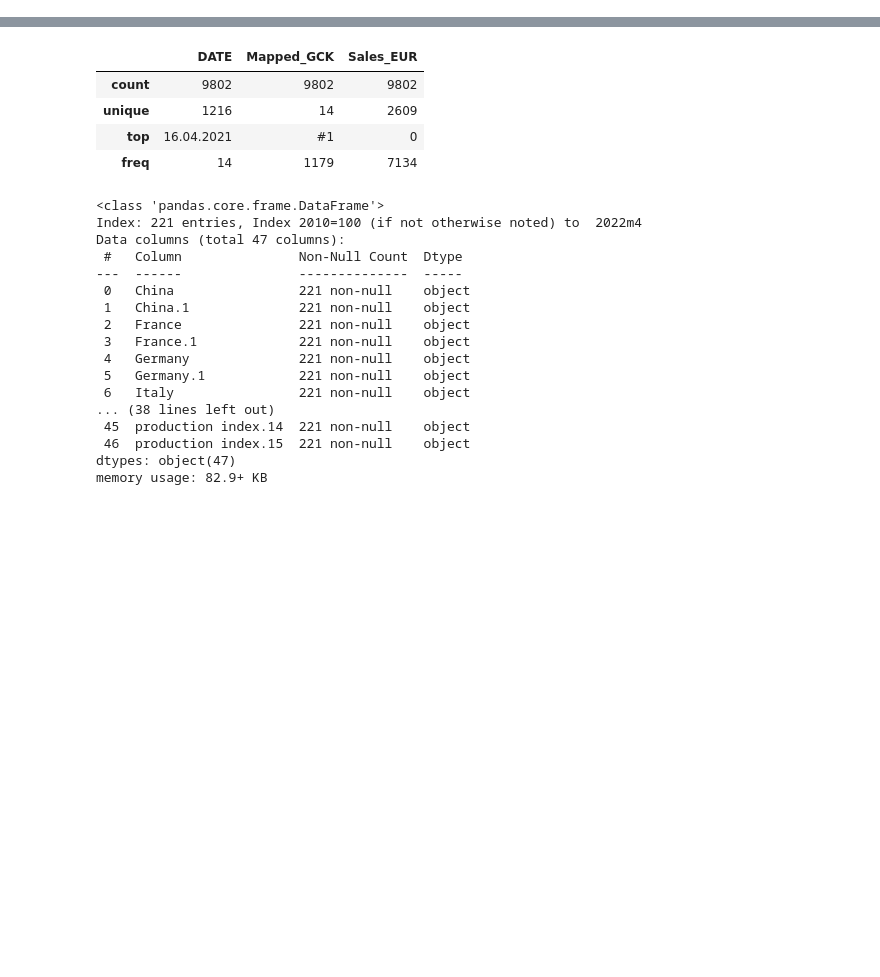
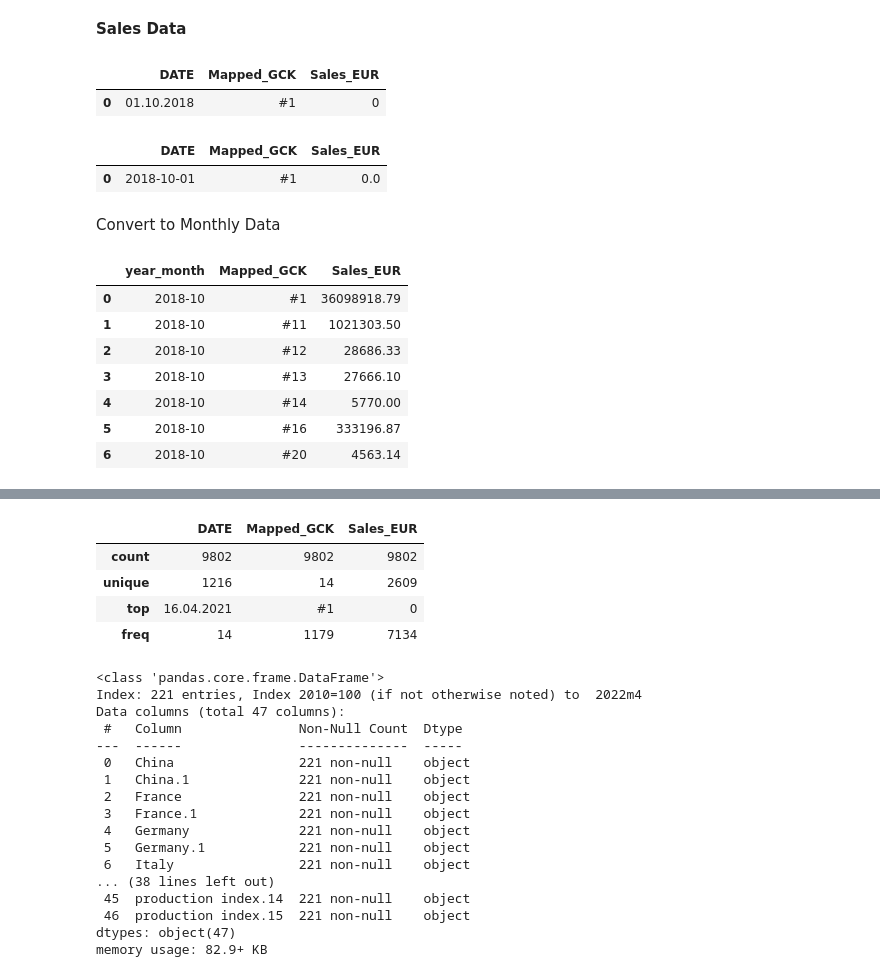
Before and after one commit to MGN19/Siemens-forecast, a Jupyter notebook: test_ant.ipynb, the cells around one changed output, grey strips where cells are left out. Drawn from its saved outputs; the diff is of its cells as text; code cells hidden in the pictures; blank space fills up the shorter version.

```diff
--- a/test_ant.ipynb
+++ b/test_ant.ipynb
@@ -11,3 +11,40 @@ sales_data = pd.read_csv('./data/Case2_Sales data.csv',
 
 market_data = pd.read_excel('./data/Case2_Market data.xlsx',
                             index_col = 'Unnamed: 0')
+# %% [markdown]
+**Sales Data**
+# %%
+sales_data.head(1)
+# %% [output]
+|  | DATE | Mapped_GCK | Sales_EUR |
+| 0 | 01.10.2018 | #1 | 0 |
+# %%
+# convert to datetime
+sales_data['DATE'] = pd.to_datetime(sales_data['DATE'],
+                                    format='%d.%m.%Y')
+
+# convvert to numbers
+sales_data['Sales_EUR'] = sales_data['Sales_EUR'].apply(lambda x: x.replace(',', '.')).astype(float)
+
+sales_data.head(1)
+# %% [output]
+|  | DATE | Mapped_GCK | Sales_EUR |
+| 0 | 2018-10-01 | #1 | 0.0 |
+# %% [markdown]
+Convert to Monthly Data
+# %%
+# convert to montlhy sales
+sales_data["year_month"] = sales_data["DATE"].dt.to_period("M")
+monthly_sales = sales_data.groupby(["year_month",
+                                     "Mapped_GCK"]).agg({"Sales_EUR": "sum"}).reset_index()
+
+monthly_sales.head(7)
+# %% [output]
+|  | year_month | Mapped_GCK | Sales_EUR |
+| 0 | 2018-10 | #1 | 36098918.79 |
+| 1 | 2018-10 | #11 | 1021303.50 |
+| 2 | 2018-10 | #12 | 28686.33 |
+| 3 | 2018-10 | #13 | 27666.10 |
+| 4 | 2018-10 | #14 | 5770.00 |
+| 5 | 2018-10 | #16 | 333196.87 |
+| 6 | 2018-10 | #20 | 4563.14 |
```
Also changed, not shown: parts of 10 cells of this notebook, 1 other file.
